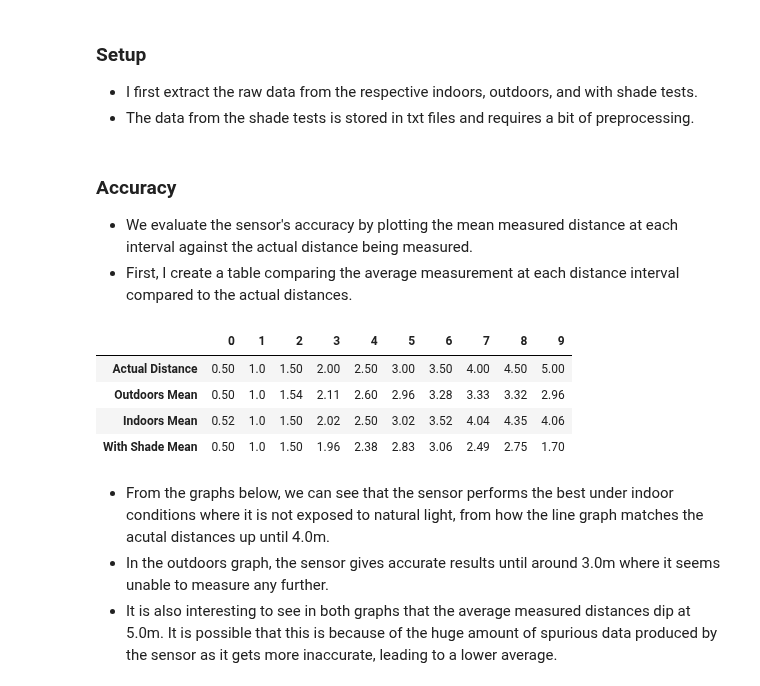
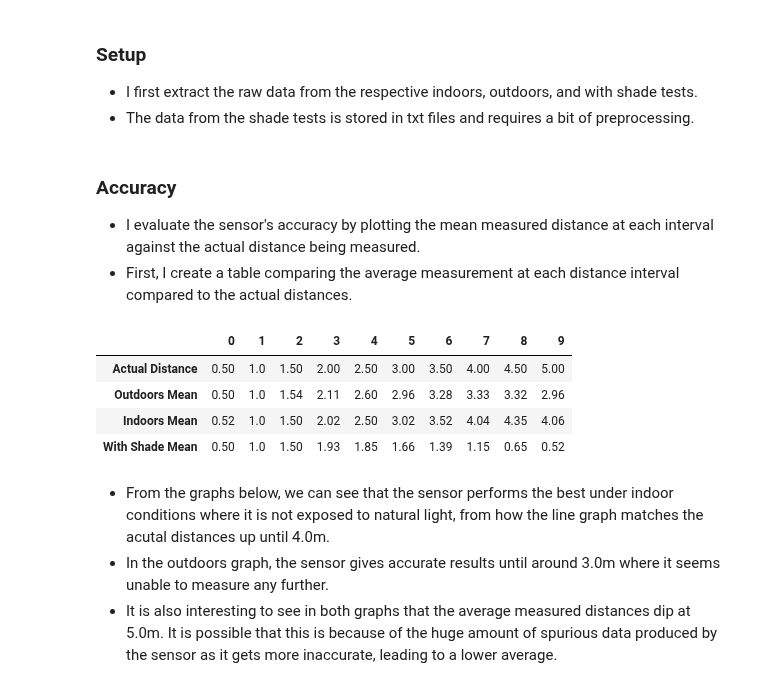
Before and after one commit to wuihee/cycling-safety-analysis, a Jupyter notebook: data_analysis/TOF_Basic_Tests.ipynb, the cells around one changed output. Saved outputs shown, nothing was run; the diff lists cells and outputs as text; code cells hidden in the pictures.

```diff
--- a/data_analysis/TOF_Basic_Tests.ipynb
+++ b/data_analysis/TOF_Basic_Tests.ipynb
@@ -45,6 +45,7 @@ from preprocessing import DataCleaner, get_mean_measurements, get_standard_devia
 # %%
 graphs = BasicGraphs()
-data_cleaner = DataCleaner()
+cleaner = DataCleaner()
+processor = DataProcessor()
 # %% [markdown]
 ## Data Analysis
 
@@ -72,27 +73,27 @@ with_shade_raw_data = [[round(distance / 1000, 2) for distance in distance_inter
 # %% [markdown]
 ### Accuracy
 
-- We evaluate the sensor's accuracy by plotting the mean measured distance at each interval against the actual distance being measured.
+- I evaluate the sensor's accuracy by plotting the mean measured distance at each interval against the actual distance being measured.
 - First, I create a table comparing the average measurement at each distance interval compared to the actual distances.
 # %%
-outdoors_mean = get_mean_measurements(outdoors_raw_data)
-indoors_mean = get_mean_measurements(indoors_raw_data)
-with_shade_mean = get_mean_measurements(with_shade_raw_data)
+outdoors_mean = processor.get_mean_measurements(outdoors_raw_data)
+indoors_mean = processor.get_mean_measurements(indoors_raw_data)
+with_shade_mean = processor.get_mean_measurements(with_shade_raw_data)
 
 data = {
     "Actual Distance": ACTUAL_DISTANCES,
     "Outdoors Mean": outdoors_mean,
     "Indoors Mean": indoors_mean,
     "With Shade Mean": with_shade_mean
 }
 df = pd.DataFrame(data)
 display(df.T)
 # %% [output]
 |  | 0 | 1 | 2 | 3 | 4 | 5 | 6 | 7 | 8 | 9 |
 | Actual Distance | 0.50 | 1.0 | 1.50 | 2.00 | 2.50 | 3.00 | 3.50 | 4.00 | 4.50 | 5.00 |
 | Outdoors Mean | 0.50 | 1.0 | 1.54 | 2.11 | 2.60 | 2.96 | 3.28 | 3.33 | 3.32 | 2.96 |
 | Indoors Mean | 0.52 | 1.0 | 1.50 | 2.02 | 2.50 | 3.02 | 3.52 | 4.04 | 4.35 | 4.06 |
-| With Shade Mean | 0.50 | 1.0 | 1.50 | 1.96 | 2.38 | 2.83 | 3.06 | 2.49 | 2.75 | 1.70 |
+| With Shade Mean | 0.50 | 1.0 | 1.50 | 1.93 | 1.85 | 1.66 | 1.39 | 1.15 | 0.65 | 0.52 |
 # %% [markdown]
 - From the graphs below, we can see that the sensor performs the best under indoor conditions where it is not exposed to natural light, from how the line graph matches the acutal distances up until 4.0m.
 - In the outdoors graph, the sensor gives accurate results until around 3.0m where it seems unable to measure any further.
```
Also changed, not shown: parts of 6 cells of this notebook, 5 other files.
